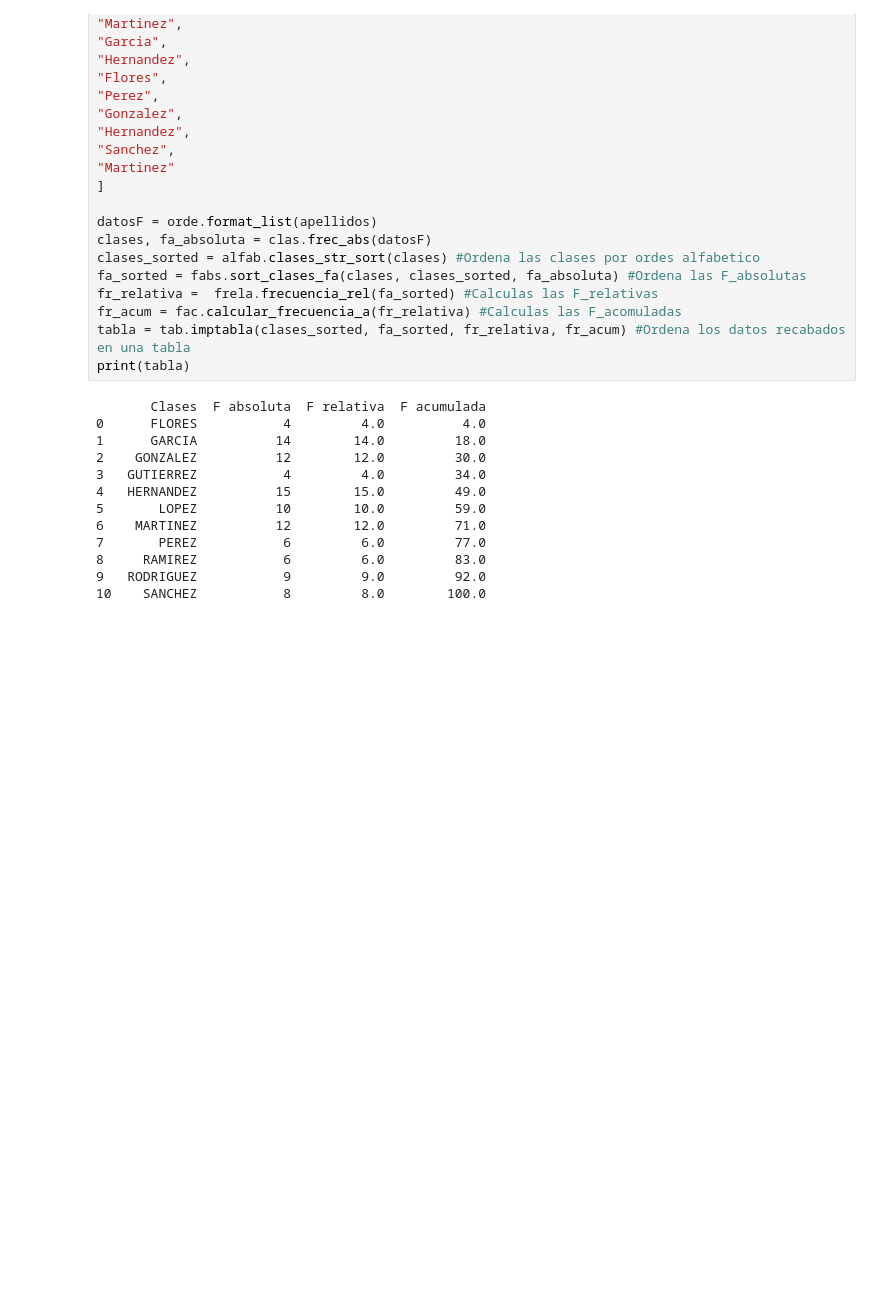
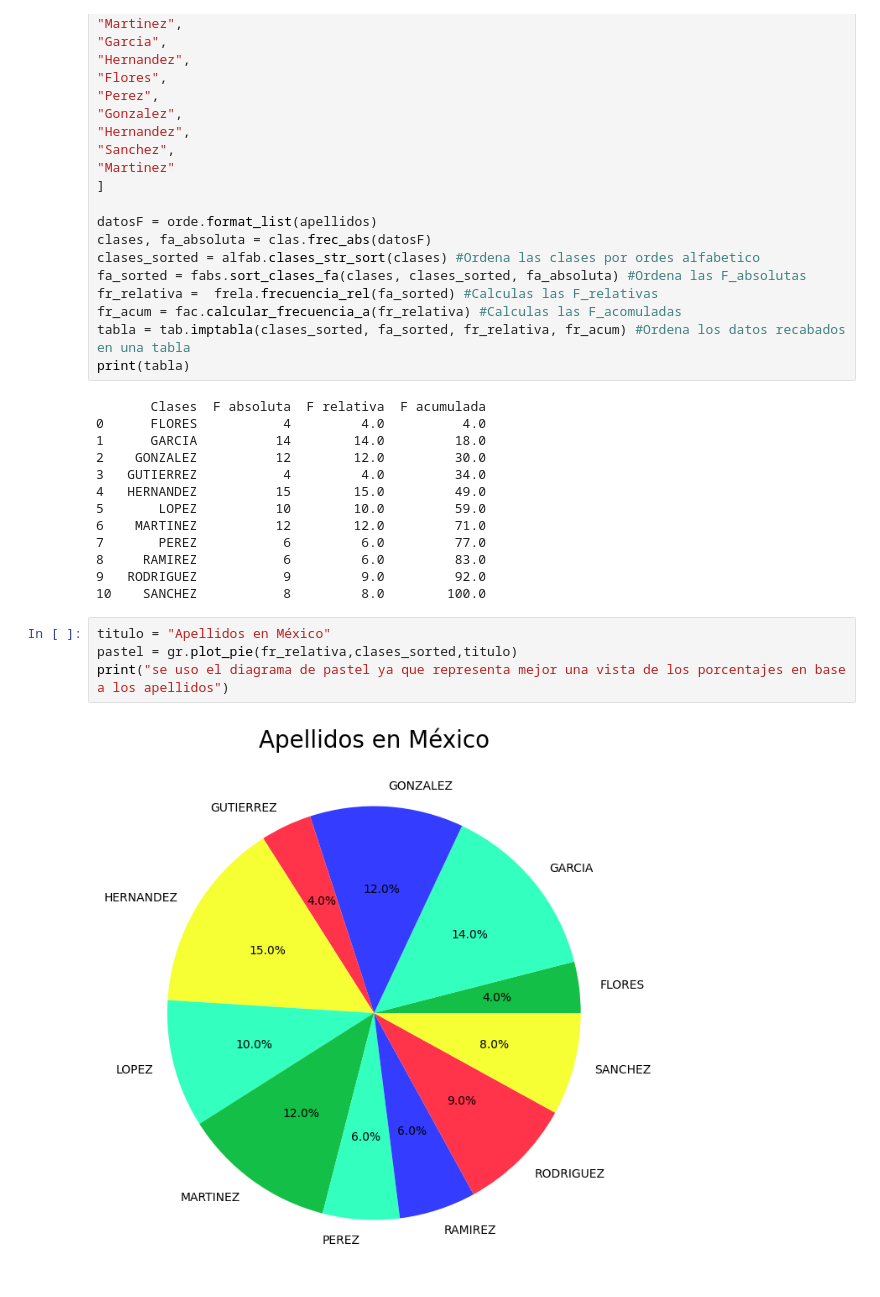
Before and after one commit to Gustavo1Lopez2Paz/GLPVerano2024T1, a Jupyter notebook: Ejercicios.ipynb, the cells around one changed output. Saved outputs shown, nothing was run; the diff lists cells and outputs as text; blank space fills up the shorter version.

```diff
--- a/Ejercicios.ipynb
+++ b/Ejercicios.ipynb
@@ -203,3 +203,9 @@ print(tabla)
 8     RAMIREZ           6         6.0         83.0
 9   RODRIGUEZ           9         9.0         92.0
 10    SANCHEZ           8         8.0        100.0
+# %%
+titulo = "Apellidos en México"
+pastel = gr.plot_pie(fr_relativa,clases_sorted,titulo)
+print("se uso el diagrama de pastel ya que representa mejor una vista de los porcentajes en base a los apellidos")
+# %% [output]
+[figure, added]
```
